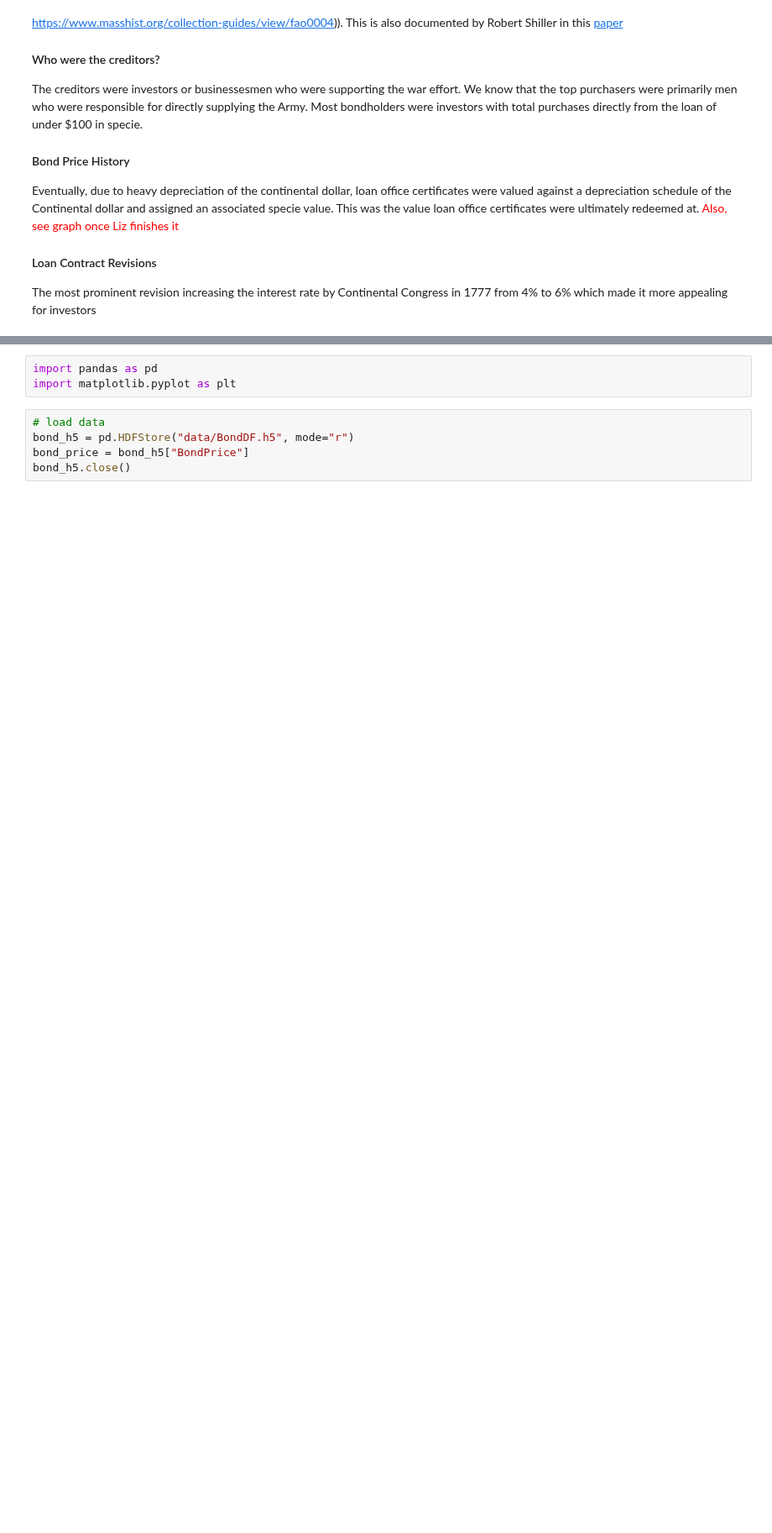
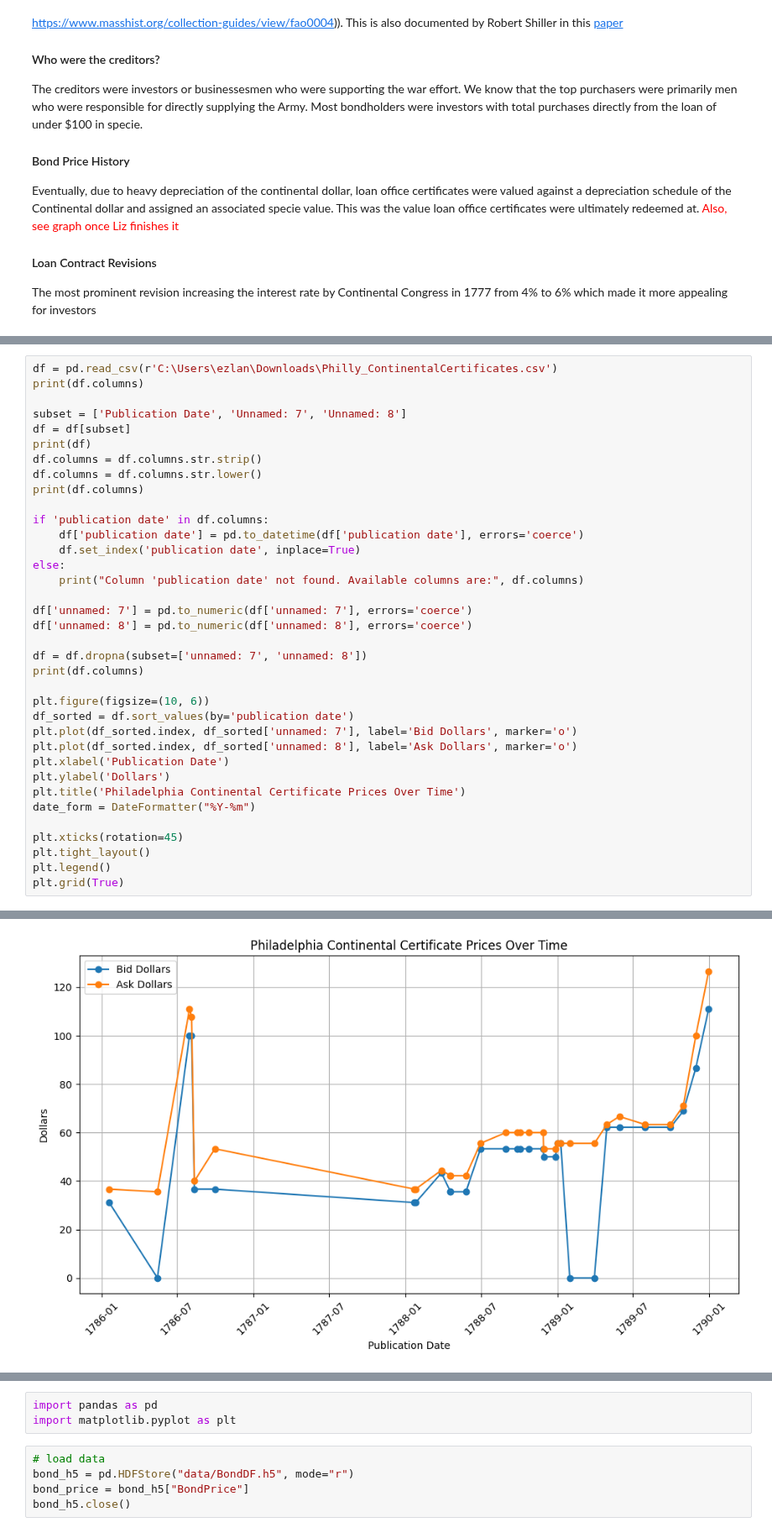
Before and after one commit to davidch2020/Bond-Bios, a Jupyter notebook: HamiltonBondBio.ipynb, the cells around one changed output, grey strips where cells are left out. Shown at 84% size. Cells and saved outputs as stored; diff of their text form; blank space fills up the shorter version.

```diff
--- a/HamiltonBondBio.ipynb
+++ b/HamiltonBondBio.ipynb
@@ -100,0 +100,37 @@ Requirement already satisfied: numpy in c:\users\ezlan\appdata\local\programs\py
+# %%
+df = pd.read_csv(r'C:\Users\ezlan\Downloads\Philly_ContinentalCertificates.csv')
+print(df.columns)
+
+subset = ['Publication Date', 'Unnamed: 7', 'Unnamed: 8']
+df = df[subset]
+print(df)
+df.columns = df.columns.str.strip()
+df.columns = df.columns.str.lower()
+print(df.columns)
+
+if 'publication date' in df.columns:
+    df['publication date'] = pd.to_datetime(df['publication date'], errors='coerce')
+    df.set_index('publication date', inplace=True)
+else:
+    print("Column 'publication date' not found. Available columns are:", df.columns)
+
+df['unnamed: 7'] = pd.to_numeric(df['unnamed: 7'], errors='coerce')
+df['unnamed: 8'] = pd.to_numeric(df['unnamed: 8'], errors='coerce')
+
+df = df.dropna(subset=['unnamed: 7', 'unnamed: 8'])
+print(df.columns)
+
+plt.figure(figsize=(10, 6))
+df_sorted = df.sort_values(by='publication date')
+plt.plot(df_sorted.index, df_sorted['unnamed: 7'], label='Bid Dollars', marker='o')
+plt.plot(df_sorted.index, df_sorted['unnamed: 8'], label='Ask Dollars', marker='o')
+plt.xlabel('Publication Date')
+plt.ylabel('Dollars')
+plt.title('Philadelphia Continental Certificate Prices Over Time')
+date_form = DateFormatter("%Y-%m")
+
+plt.xticks(rotation=45)
+plt.tight_layout()
+plt.legend()
+plt.grid(True)
+# %% [output]
@@ -101,3 +154,4 @@ Requirement already satisfied: numpy in c:\users\ezlan\appdata\local\programs\py
+[figure, added]
 # %% [markdown]
 ### Section 2b: Liquidated Debt Certificates
 #### Issuance Motivation
```
Also changed, not shown: parts of 3 cells of this notebook.
